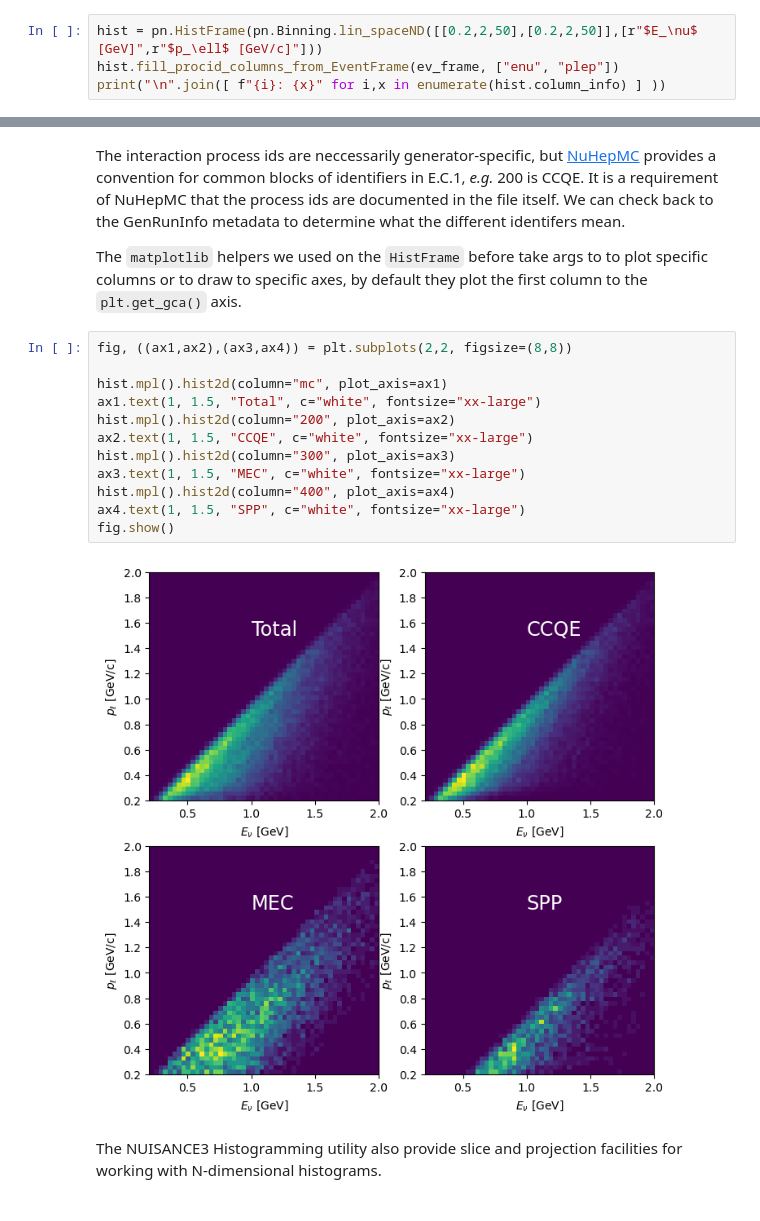
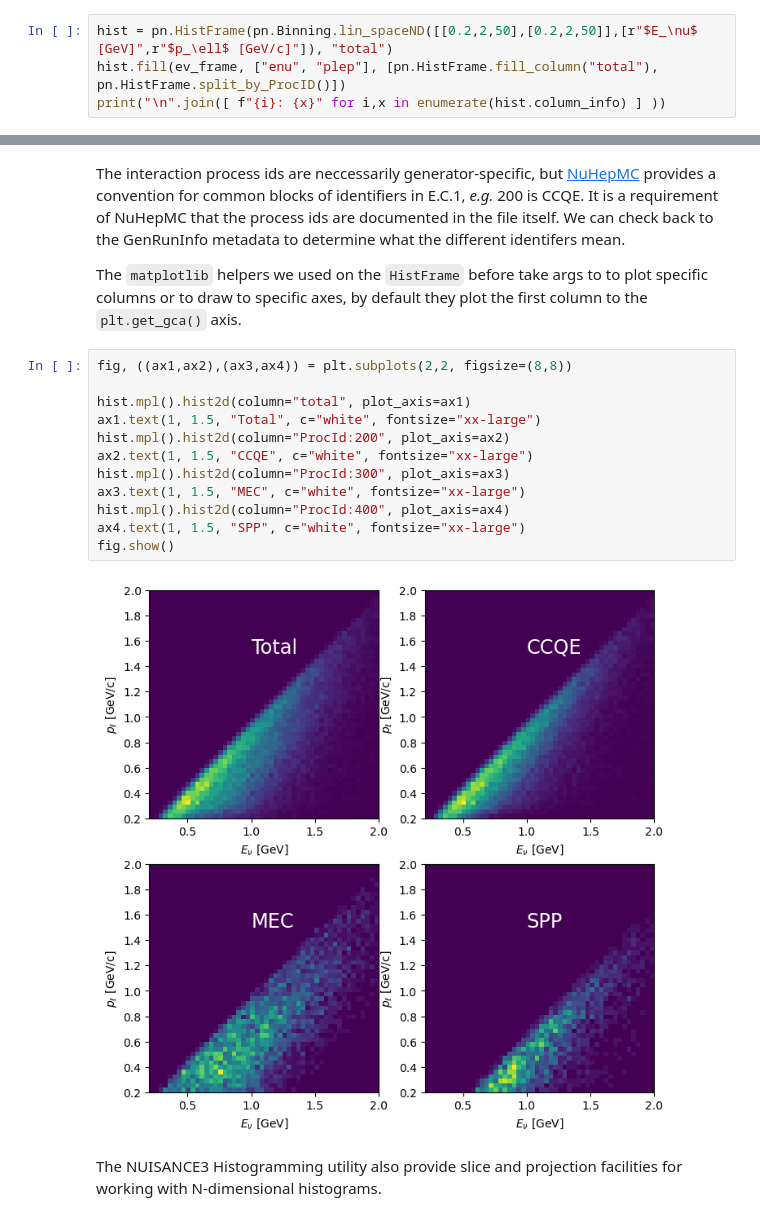
Before and after one commit to luketpickering/numc_dockerfiles, a Jupyter notebook: alma9/nuisance3_git_master/notebooks/PittPACCDemo.ipynb, the cells around one changed output, grey strips where cells are left out. Saved outputs shown, nothing was run; the diff lists cells and outputs as text.

```diff
--- a/alma9/nuisance3_git_master/notebooks/PittPACCDemo.ipynb
+++ b/alma9/nuisance3_git_master/notebooks/PittPACCDemo.ipynb
@@ -388,7 +390,7 @@ We can break up the histogram by interaction mode with a variation of the fillin
 
 You can think of `HistFrame` columns a bit like 'stacks' in a ROOT histogram, but there are no constraints at all on what the data in each column represents, just that each column represents a set of data assigned to every row in the `HistFrame`, where each row corresponds to a single bin. This structure has many uses, a common use beyond keeping track of sub-samples of a total is to represent systematically varied versions of the histogram, either randomly sampled 'universes' or specific variations used to build histfactory-like response functions (or *bin splines* in some experimental neutrino analyser parlance). We will see an example of this later.
 # %%
-hist = pn.HistFrame(pn.Binning.lin_spaceND([[0.2,2,50],[0.2,2,50]],[r"$E_\nu$ [GeV]",r"$p_\ell$ [GeV/c]"]))
-hist.fill_procid_columns_from_EventFrame(ev_frame, ["enu", "plep"])
+hist = pn.HistFrame(pn.Binning.lin_spaceND([[0.2,2,50],[0.2,2,50]],[r"$E_\nu$ [GeV]",r"$p_\ell$ [GeV/c]"]), "total")
+hist.fill(ev_frame, ["enu", "plep"], [pn.HistFrame.fill_column("total"), pn.HistFrame.split_by_ProcID()])
 print("\n".join([ f"{i}: {x}" for i,x in enumerate(hist.column_info) ] ))
 # %% [output]
@@ -405,17 +407,17 @@ The `matplotlib` helpers we used on the `HistFrame` before take args to to plot
 # %%
 fig, ((ax1,ax2),(ax3,ax4)) = plt.subplots(2,2, figsize=(8,8))
 
-hist.mpl().hist2d(column="mc", plot_axis=ax1)
+hist.mpl().hist2d(column="total", plot_axis=ax1)
 ax1.text(1, 1.5, "Total", c="white", fontsize="xx-large")
-hist.mpl().hist2d(column="200", plot_axis=ax2)
+hist.mpl().hist2d(column="ProcId:200", plot_axis=ax2)
 ax2.text(1, 1.5, "CCQE", c="white", fontsize="xx-large")
-hist.mpl().hist2d(column="300", plot_axis=ax3)
+hist.mpl().hist2d(column="ProcId:300", plot_axis=ax3)
 ax3.text(1, 1.5, "MEC", c="white", fontsize="xx-large")
-hist.mpl().hist2d(column="400", plot_axis=ax4)
+hist.mpl().hist2d(column="ProcId:400", plot_axis=ax4)
 ax4.text(1, 1.5, "SPP", c="white", fontsize="xx-large")
 fig.show()
 # %% [output]
-[figure, old version]
+[figure, new version]
 # %% [markdown]
 The NUISANCE3 Histogramming utility also provide slice and projection facilities for working with N-dimensional histograms.
 # %%
```
Also changed, not shown: parts of 36 cells of this notebook.
